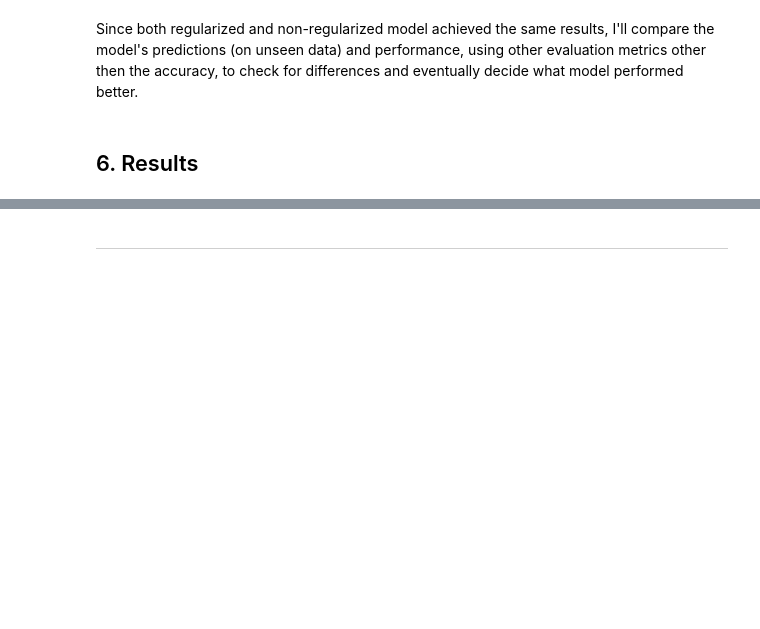
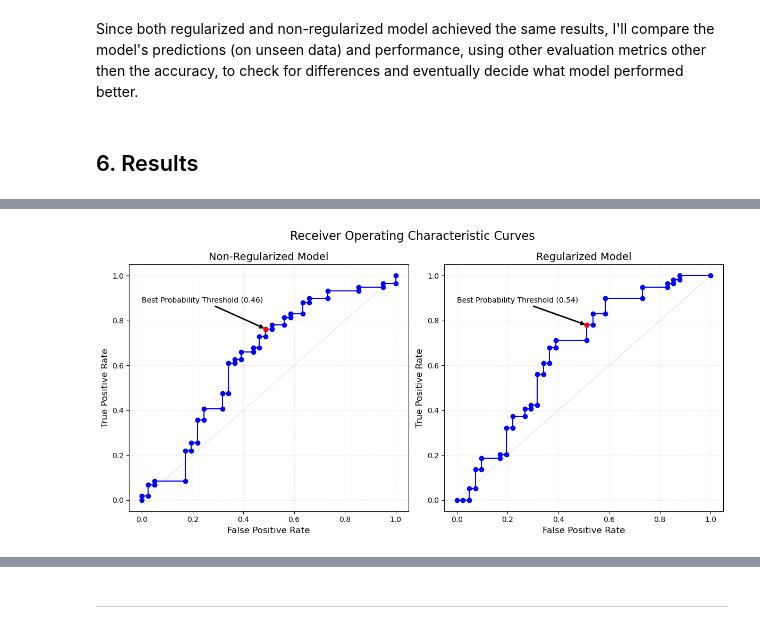
Before and after one commit to SebastianoDenegri/Targeted_Suicide_Intervention, a Jupyter notebook: Reddit_Users_Classification_part_5.ipynb, the cells around one changed output, grey strips where cells are left out. Saved outputs shown, nothing was run; the diff lists cells and outputs as text; code cells hidden in the pictures; blank space fills up the shorter version.

```diff
--- a/Reddit_Users_Classification_part_5.ipynb
+++ b/Reddit_Users_Classification_part_5.ipynb
@@ -361,0 +340,33 @@ ROC - Area Under the Curve:  1.0
+# %%
+fig, ax_list = plt.subplots(1, 2, figsize=(12,6))
+ax1 = ax_list[0]
+ax1.plot(fpr, tpr, marker='o', color='blue')
+ax1.plot(np.linspace(0,1,100), np.linspace(0,1,100), color='gray', lw=0.2)
+ax1.set_title('Non-Regularized Model', fontsize=14)
+ax1.set_xlabel('False Positive Rate', fontsize=12)
+ax1.set_ylabel('True Positive Rate',fontsize=12)
+ax1.grid(True, ls= ':', linewidth=0.8, color='gainsboro')
+ax1.plot(fpr[best_j_idx], tpr[best_j_idx], marker='o', color='red')
+ax1.annotate('Best Probability Threshold (0.46)',
+            xy=(fpr[best_j_idx], tpr[best_j_idx]),
+            xytext=(0,0.88),
+            arrowprops=dict(arrowstyle='->', connectionstyle='arc3', color='black', lw=2))
+
+ax2 = ax_list[1]
+ax2.plot(reg_fpr, reg_tpr, marker='o', color='blue')
+ax2.plot(np.linspace(0,1,100), np.linspace(0,1,100), color='gray', lw=0.2)
+ax2.set_title('Regularized Model', fontsize=14)
+ax2.set_xlabel('False Positive Rate', fontsize=12)
+ax2.set_ylabel('True Positive Rate',fontsize=12)
+ax2.grid(True, ls= ':', linewidth=0.8, color='gainsboro')
+ax2.plot(reg_fpr[best_j_idx], reg_tpr[best_j_idx], marker='o', color='red')
+ax2.annotate('Best Probability Threshold (0.54)',
+            xy=(reg_fpr[best_j_idx], reg_tpr[best_j_idx]),
+            xytext=(0,0.88),
+            arrowprops=dict(arrowstyle='->', connectionstyle='arc3', color='black', lw=2))
+
+plt.suptitle('Receiver Operating Characteristic Curves', fontsize=16)
+plt.tight_layout()
+plt.show()
+# %% [output]
+[figure, added]
```
Also changed, not shown: parts of 65 cells of this notebook, 1 other file.
